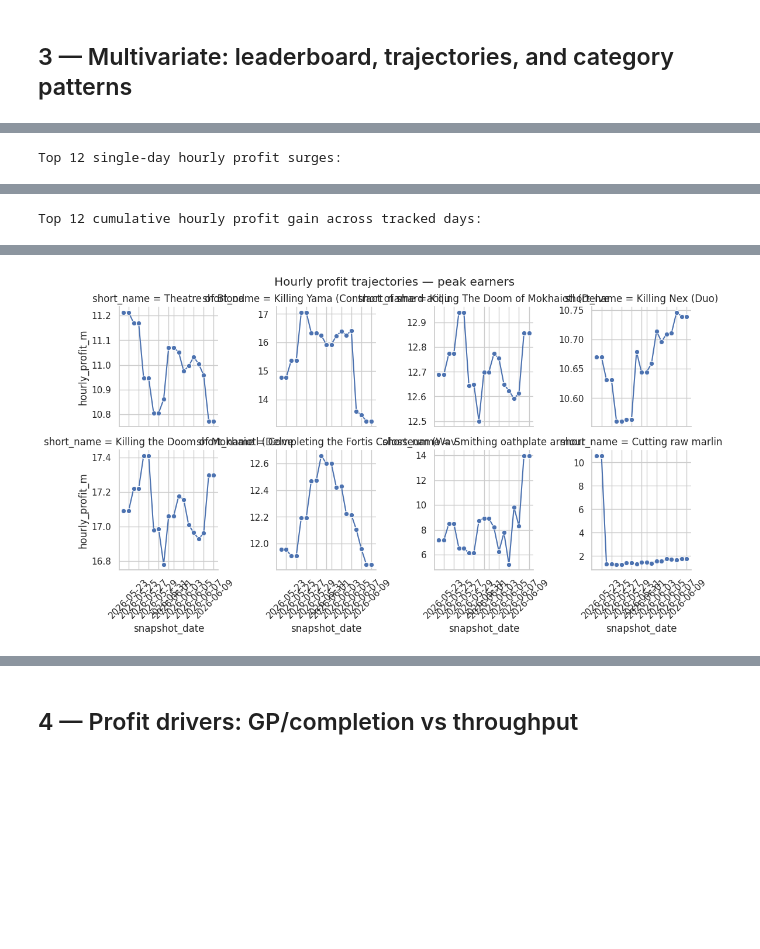
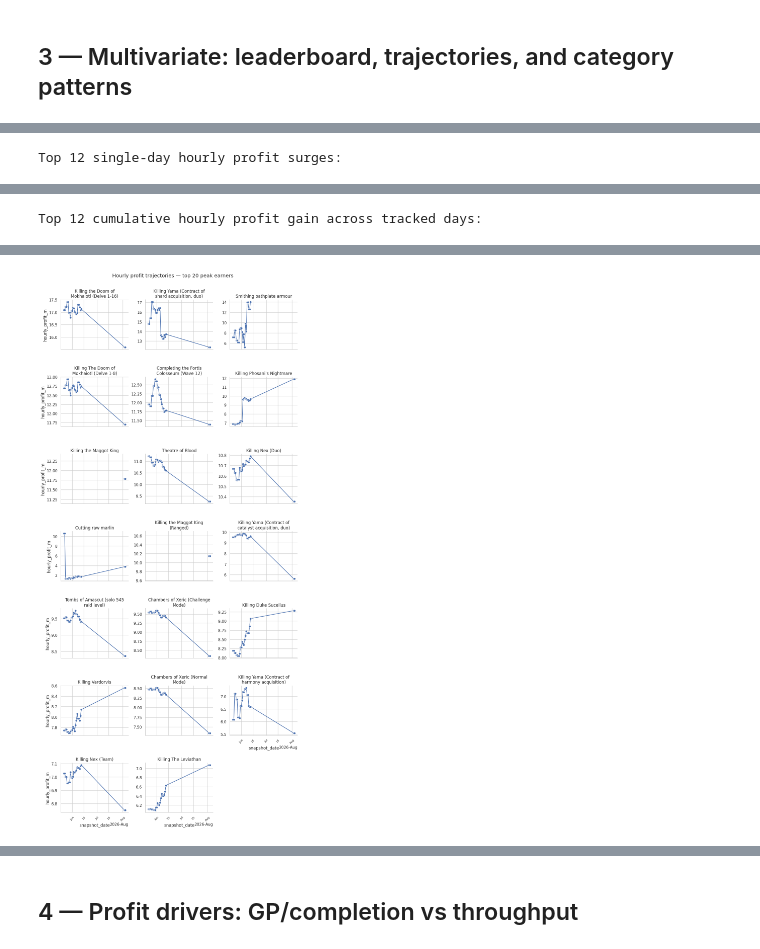
Before and after one commit to nicapotato/public-kaggle-notebooks, a Jupyter notebook: osrs-money-makers-daily-scrape.ipynb, the cells around one changed output, grey strips where cells are left out. Cells and saved outputs as stored; diff of their text form; code cells hidden in the pictures; blank space fills up the shorter version.

Commit message:
Kaggle Notebook | OSRS Money Makers Daily Scrape | Version 2

```diff
--- a/osrs-money-makers-daily-scrape.ipynb
+++ b/osrs-money-makers-daily-scrape.ipynb
@@ -411,7 +459,8 @@ latest_board = (
             "method_id",
             "rank",
             "method_name",
-            "primary_category",
+            "money_maker_type",
+            "secondary_category",
             "intensity",
             "hourly_profit_gp",
             "gp_per_completion",
@@ -434,7 +483,9 @@ lifecycle = (
     panel.groupby("method_id", as_index=False)
     .agg(
         method_name=("method_name", "first"),
+        money_maker_type=("money_maker_type", "first"),
         primary_category=("primary_category", "first"),
+        secondary_category=("secondary_category", "first"),
         first_date=("snapshot_date", "min"),
         last_date=("snapshot_date", "max"),
         days_seen=("snapshot_date", "nunique"),
@@ -444,6 +495,7 @@ lifecycle = (
         first_hourly_profit=("hourly_profit_gp", "first"),
         last_hourly_profit=("hourly_profit_gp", "last"),
         peak_hourly_profit=("hourly_profit_gp", "max"),
+        median_hourly_profit=("hourly_profit_gp", "median"),
         max_single_day_gain=("hourly_profit_delta", "max"),
         max_rank_climb=("rank_improvement", "max"),
     )
@@ -455,7 +507,7 @@ top_surges = transitions.nlargest(TOP_TABLE, "hourly_profit_delta")[
     [
         "snapshot_date",
         "method_name",
-        "primary_category",
+        "money_maker_type",
         "rank",
         "hourly_profit_gp",
         "hourly_profit_delta",
@@ -475,7 +527,7 @@ display(top_surges.style.format(
 top_lifecycle = lifecycle.nlargest(TOP_TABLE, "total_profit_gain")[
     [
         "method_name",
-        "primary_category",
+        "money_maker_type",
         "days_seen",
         "first_hourly_profit",
         "last_hourly_profit",
@@ -494,22 +546,82 @@ display(top_lifecycle.style.format(
     }
 ))
 
-traj_ids = lifecycle.nlargest(TOP_TRAJECTORIES, "peak_hourly_profit")["method_id"].tolist()
+# Top-20 by peak hourly profit (stable ordering for facets)
+traj_ids = (
+    lifecycle.nlargest(TOP_TRAJECTORIES, "peak_hourly_profit")["method_id"].tolist()
+)
 traj = panel.loc[panel["method_id"].isin(traj_ids)].copy()
-traj["short_name"] = traj["method_name"].str.slice(0, 36)
+name_order = (
+    lifecycle.set_index("method_id")
+    .loc[traj_ids, "method_name"]
+    .tolist()
+)
+facet_labels = {name: wrap_facet_title(name) for name in name_order}
+traj["facet_name"] = pd.Categorical(
+    traj["method_name"].map(facet_labels),
+    categories=[facet_labels[n] for n in name_order],
+    ordered=True,
+)
 
-g = sns.FacetGrid(traj, col="short_name", col_wrap=4, height=2.8, sharex=True, sharey=False)
+g = sns.FacetGrid(
+    traj,
+    col="facet_name",
+    col_wrap=FACET_COL_WRAP,
+    height=3.1,
+    aspect=1.15,
+    sharex=True,
+    sharey=False,
+)
 g.map_dataframe(sns.lineplot, x="snapshot_date", y="hourly_profit_m", marker="o")
-for ax in g.axes.flat:
-    ax.tick_params(axis="x", rotation=45)
-g.fig.suptitle("Hourly profit trajectories — peak earners", y=1.02)
+style_facet_dates(g)
+g.set_axis_labels("snapshot_date", "hourly_profit_m")
+g.set_titles(col_template="{col_name}")
+g.fig.suptitle(f"Hourly profit trajectories — top {TOP_TRAJECTORIES} peak earners", y=1.02)
+g.fig.subplots_adjust(hspace=0.55, wspace=0.25)
 plt.show()
 
-g2 = sns.FacetGrid(traj, col="short_name", col_wrap=4, height=2.8, sharex=True, sharey=False)
+g2 = sns.FacetGrid(
+    traj,
+    col="facet_name",
+    col_wrap=FACET_COL_WRAP,
+    height=3.1,
+    aspect=1.15,
+    sharex=True,
+    sharey=False,
+)
 g2.map_dataframe(sns.lineplot, x="snapshot_date", y="rank", marker="o", color="crimson")
 for ax in g2.axes.flat:
-    ax.invert_yaxis()
-    ax.tick_params(axis="x", rotation=45)
-g2.fig.suptitle("Rank trajectories (lower = higher on wiki leaderboard)", y=1.02)
+    if ax.has_data():
+        ax.invert_yaxis()
+style_facet_dates(g2)
+g2.set_axis_labels("snapshot_date", "rank")
+g2.set_titles(col_template="{col_name}")
+g2.fig.suptitle(
+    f"Rank trajectories — top {TOP_TRAJECTORIES} peak earners (lower = higher on wiki)",
+    y=1.02,
+)
+g2.fig.subplots_adjust(hspace=0.55, wspace=0.25)
 plt.show()
+
+# Interactive overlay: click legend to isolate methods
+traj_plotly = traj.sort_values(["method_name", "snapshot_date"]).copy()
+fig_top = px.line(
+    traj_plotly,
+    x="snapshot_date",
+    y="hourly_profit_m",
+    color="method_name",
+    markers=True,
+    title=f"Top {TOP_TRAJECTORIES} peak earners — hourly profit (interactive legend)",
+    labels={
+        "snapshot_date": "snapshot date",
+        "hourly_profit_m": "hourly profit (M GP)",
+        "method_name": "money maker",
+    },
+)
+fig_top.update_layout(
+    height=560,
+    legend=dict(orientation="v", yanchor="top", y=1, xanchor="left", x=1.02),
+    margin=dict(r=260),
+)
+show_plotly(fig_top)
 # %% [output]
@@ -561 +674 @@ Top 12 cumulative hourly profit gain across tracked days:
-[figure, old version]
+[figure, new version]
```
Also changed, not shown: parts of 14 cells of this notebook.
